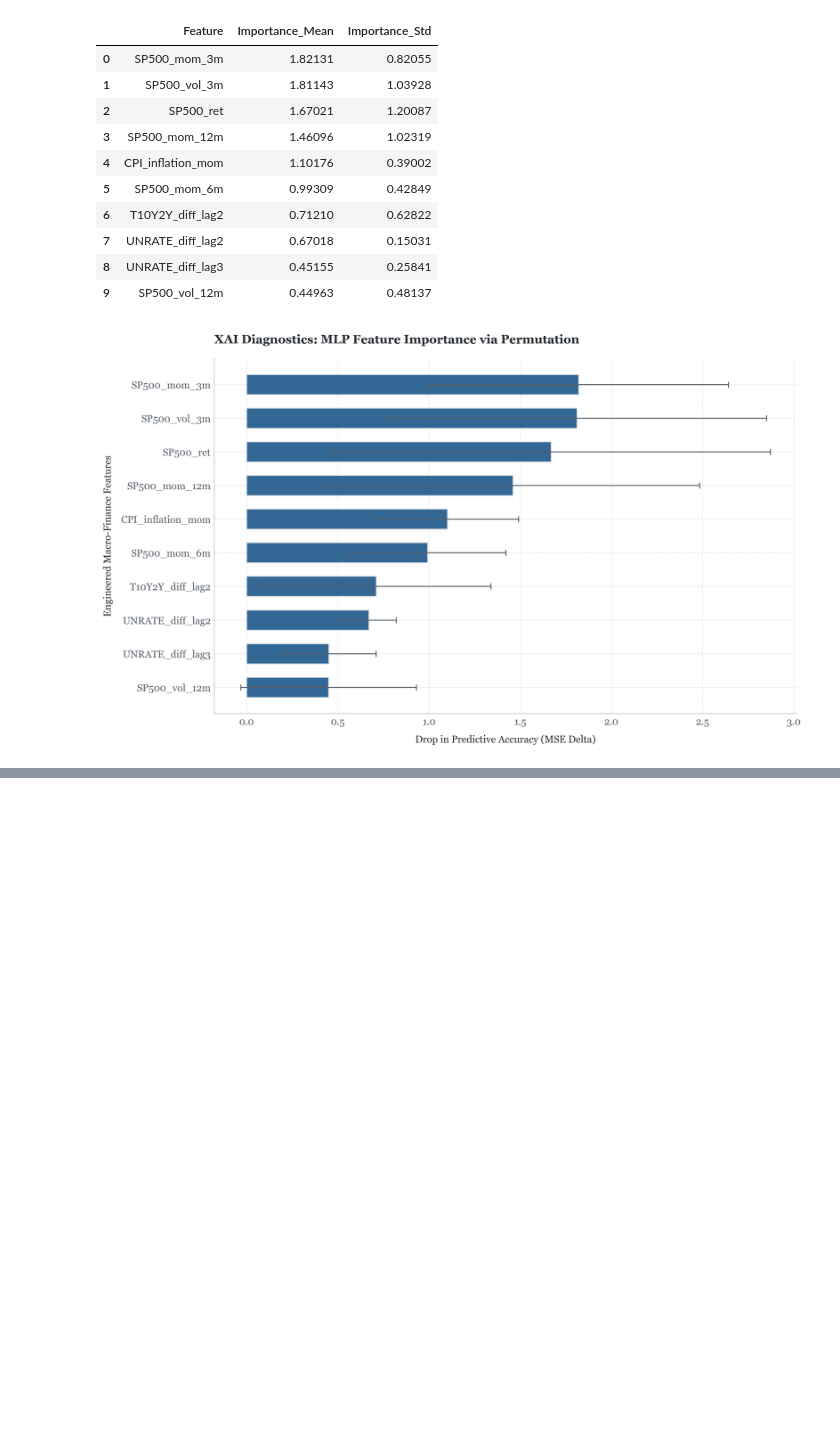
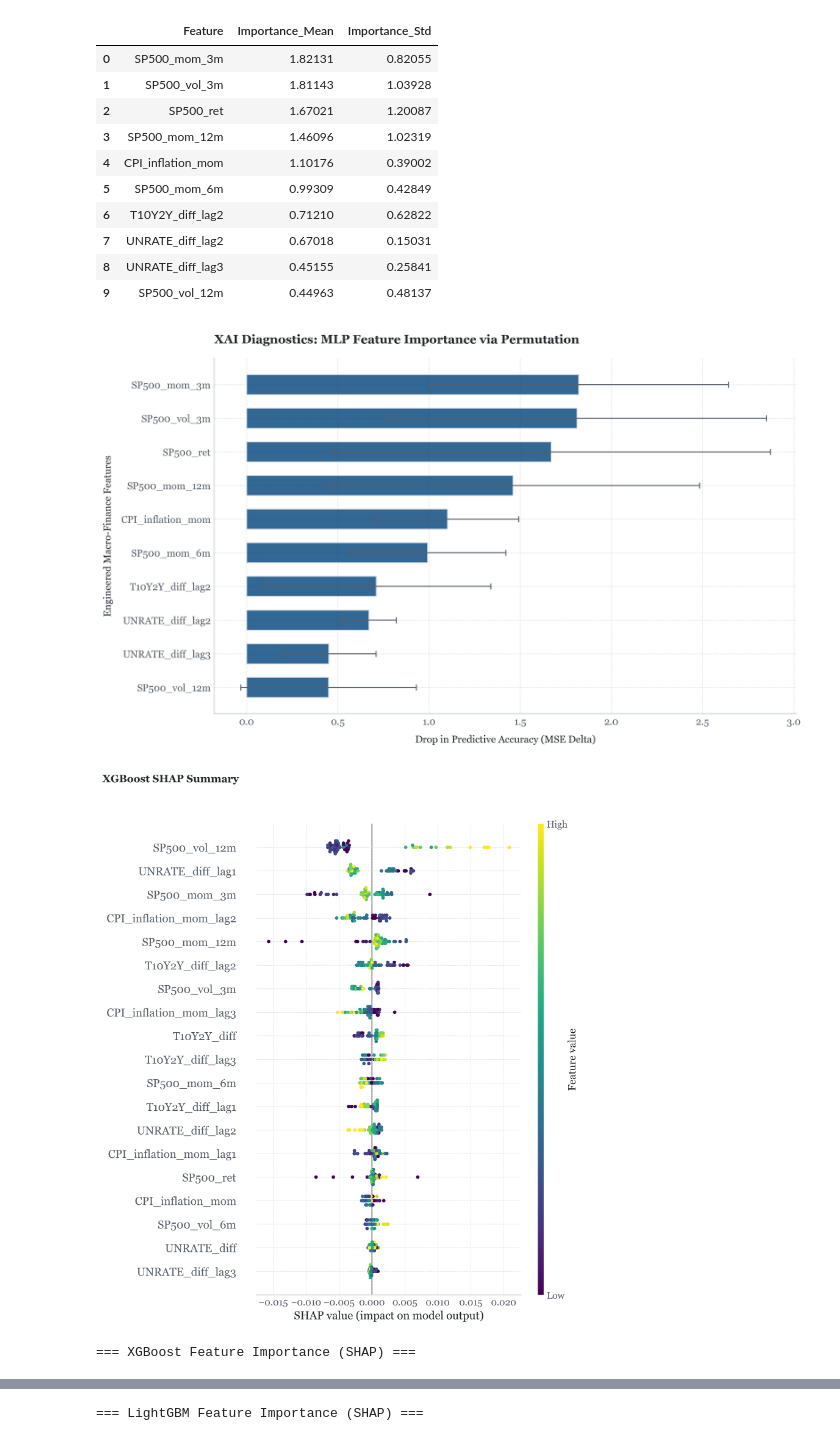
Before and after one commit to muhammedsaylik/macro-finance-prediction, a Jupyter notebook: notebooks/02_feature_validation_and_modeling.ipynb, the cells around one changed output, grey strips where cells are left out. Saved outputs shown, nothing was run; the diff lists cells and outputs as text; code cells hidden in the pictures; blank space fills up the shorter version.

```diff
--- a/notebooks/02_feature_validation_and_modeling.ipynb
+++ b/notebooks/02_feature_validation_and_modeling.ipynb
@@ -326,26 +420,69 @@ display(df_xai.head(10).round(5))
 # %%
 plt.figure(figsize=(10, 6), dpi=300)
 
 top_xai = df_xai.head(10).sort_values(by='Importance_Mean', ascending=True)
 
 plt.barh(top_xai['Feature'], top_xai['Importance_Mean'],
          xerr=top_xai['Importance_Std'],
          color='#0f4c81', alpha=0.85, edgecolor='#e1e4e8', height=0.6,
          error_kw={'ecolor': '#586069', 'linewidth': 1, 'capsize': 3})
 
 plt.title('XAI Diagnostics: MLP Feature Importance via Permutation', loc='left', fontsize=12, fontweight='bold', color='#24292e', pad=15)
 plt.xlabel('Drop in Predictive Accuracy (MSE Delta)', fontsize=10, labelpad=8)
 plt.ylabel('Engineered Macro-Finance Features', fontsize=10, labelpad=8)
 plt.grid(True, axis='x', color='#e1e4e8', linestyle='--', linewidth=0.6)
 
 ax = plt.gca()
 ax.spines['top'].set_visible(False)
 ax.spines['right'].set_visible(False)
 ax.spines['left'].set_color('#d1d5da')
 ax.spines['bottom'].set_color('#d1d5da')
 
 plt.tight_layout()
 plt.savefig(os.path.join(FIGURES_DIR, 'xai_feature_importance.png'), bbox_inches='tight', dpi=300, facecolor='#ffffff')
 plt.show()
+
+for boosting_name in ['XGBoost', 'LightGBM']:
+    if boosting_name not in model_pipeline.trained_models:
+        continue
+
+    estimator = model_pipeline.get_estimator(boosting_name)
+    explainer = shap.TreeExplainer(estimator)
+    shap_values = explainer.shap_values(X_test)
+
+    if isinstance(shap_values, list):
+        shap_values = shap_values[-1]
+
+    plt.figure(figsize=(10, 6), dpi=300)
+    shap.summary_plot(shap_values, X_test, show=False, plot_type='dot', cmap='viridis')
+
+    fig = plt.gcf()
+    fig.patch.set_facecolor('#ffffff')
+
+    for ax_plot in fig.get_axes():
+        ax_plot.patch.set_facecolor('#ffffff')
+        ax_plot.tick_params(colors='#586069')
+        ax_plot.xaxis.label.set_color('#24292e')
+        ax_plot.yaxis.label.set_color('#24292e')
+        ax_plot.title.set_color('#24292e')
+        ax_plot.spines['top'].set_visible(False)
+        ax_plot.spines['right'].set_visible(False)
+        ax_plot.spines['left'].set_color('#d1d5da')
+        ax_plot.spines['bottom'].set_color('#d1d5da')
+
+    plt.suptitle(f'{boosting_name} SHAP Summary', x=0.01, ha='left', fontsize=12, fontweight='bold', color='#24292e', y=0.98)
+    plt.tight_layout(rect=[0, 0, 1, 0.95])
+    plt.savefig(os.path.join(FIGURES_DIR, f'{boosting_name.lower()}_shap_summary.png'), bbox_inches='tight', dpi=300, facecolor='#ffffff')
+    plt.show()
+
+    feature_importance = pd.DataFrame({
+        'Feature': feature_cols,
+        'Importance': np.abs(shap_values).mean(axis=0),
+    }).sort_values(by='Importance', ascending=False).reset_index(drop=True)
+
+    print(f'=== {boosting_name} Feature Importance (SHAP) ===')
+    display(feature_importance.head(10).round(5))
 # %% [output]
 [figure]
+[figure, added]
+=== XGBoost Feature Importance (SHAP) ===
@@ -351,0 +501 @@ plt.show()
+=== LightGBM Feature Importance (SHAP) ===
```
Also changed, not shown: parts of 10 cells of this notebook, 7 other files.
